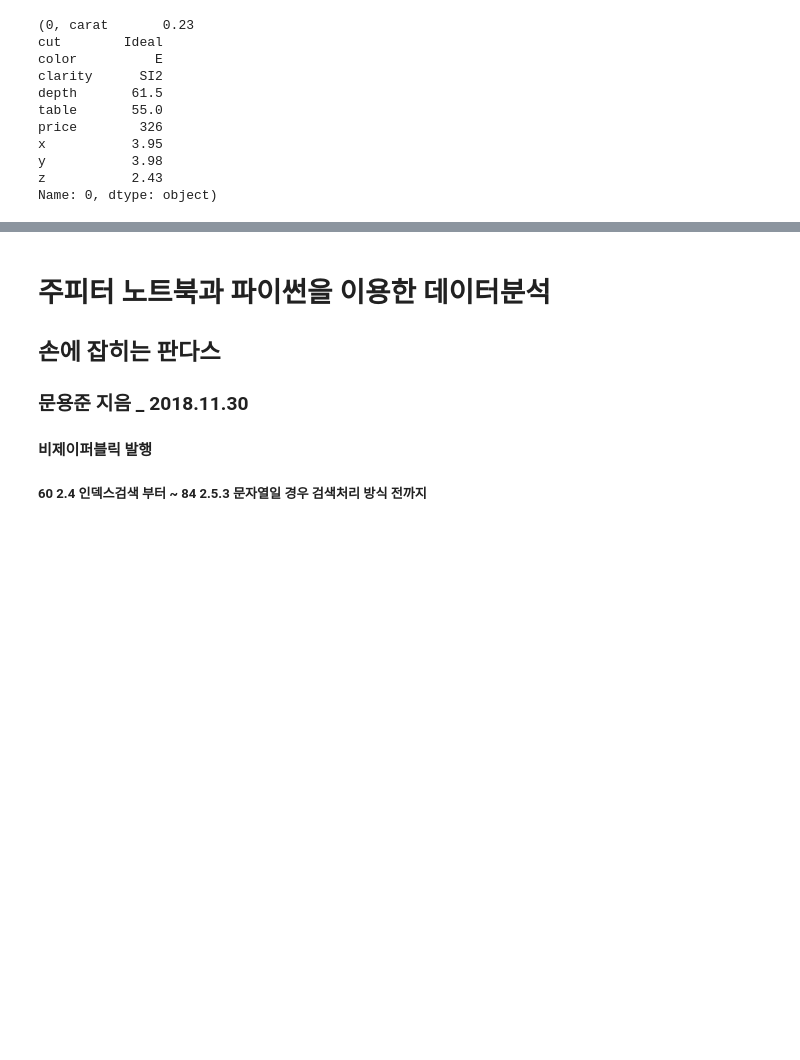
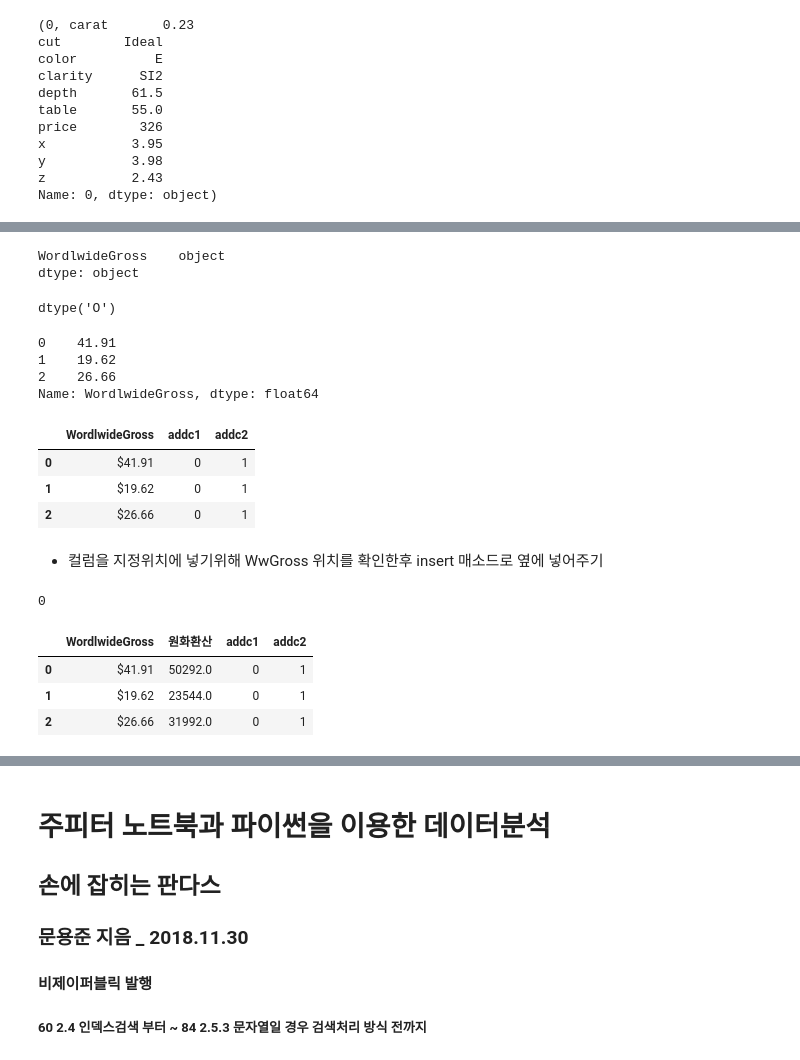
Before and after one commit to ByeonUi-Hyeok/practice, a Jupyter notebook: Python 3/25.pandas_basic_04.ipynb, the cells around one changed output, grey strips where cells are left out. Drawn from its saved outputs; the diff is of its cells as text; code cells hidden in the pictures; blank space fills up the shorter version.

```diff
--- a/Python 3/25.pandas_basic_04.ipynb
+++ b/Python 3/25.pandas_basic_04.ipynb
@@ -876,0 +941,42 @@ Name: 0, dtype: object)
+# %%
+movie_add = pd.DataFrame(data=['$41.91', '$19.62', '$26.66'], columns=['WordlwideGross'])
+movie_add
+# %% [output]
+WordlwideGross    object
+dtype: object
+# %%
+movie_add['WordlwideGross'].dtype
+# %% [output]
+dtype('O')
+# %%
+d = movie_add['WordlwideGross'].str.replace('$', '').astype('float64')
+d
+# %% [output]
+0    41.91
+1    19.62
+2    26.66
+Name: WordlwideGross, dtype: float64
+# %%
+movie_add['addc1'] = 0
+movie_add['addc2'] = 1
+movie_add
+# %% [output]
+|  | WordlwideGross | addc1 | addc2 |
+| 0 | $41.91 | 0 | 1 |
+| 1 | $19.62 | 0 | 1 |
+| 2 | $26.66 | 0 | 1 |
+# %% [markdown]
+ - 컬럼을 지정위치에 넣기위해 WwGross 위치를 확인한후 insert 매소드로 옆에 넣어주기
+# %%
+movie_add.columns.get_loc('WordlwideGross')
+# WordlwideGross의 컬럼 위치 찾기 == 0번째 컬럼 위치
+# %% [output]
+0
+# %%
+movie_add.insert(movie_add.columns.get_loc('WordlwideGross')+1 , "원화환산", d*1200)
+movie_add
+# %% [output]
+|  | WordlwideGross | 원화환산 | addc1 | addc2 |
+| 0 | $41.91 | 50292.0 | 0 | 1 |
+| 1 | $19.62 | 23544.0 | 0 | 1 |
+| 2 | $26.66 | 31992.0 | 0 | 1 |
```
Also changed, not shown: parts of 15 cells of this notebook.
